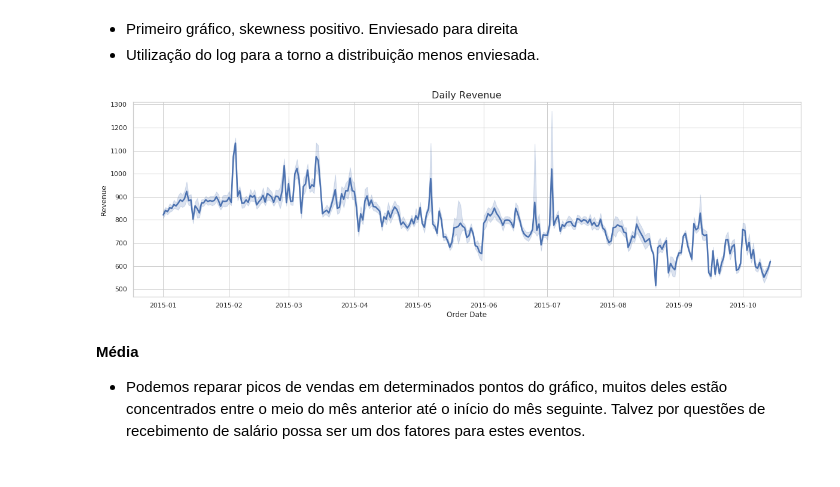
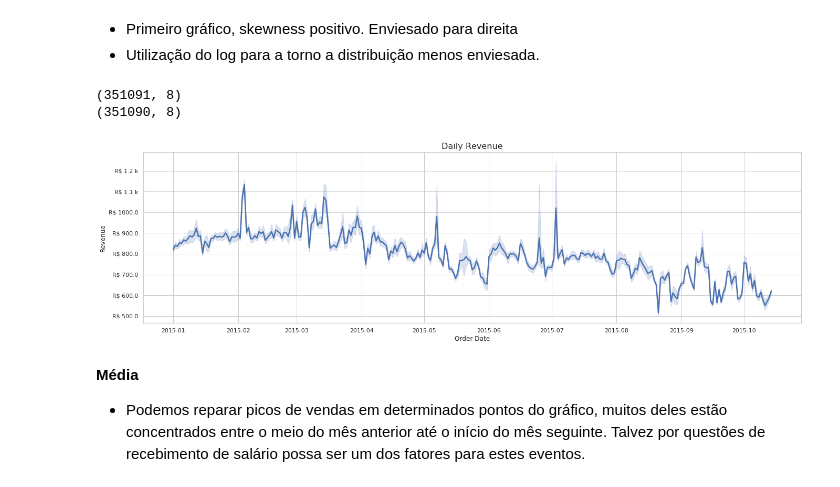
Before and after one commit to lsnascimento/challenge, a Jupyter notebook: work.ipynb, the cells around one changed output. Saved outputs shown, nothing was run; the diff lists cells and outputs as text; code cells hidden in the pictures.

```diff
--- a/work.ipynb
+++ b/work.ipynb
@@ -179,0 +196,10 @@ dtype: float64
+# %%
+def y_fmt_value(tick_val, pos):
+    if int(tick_val) > 1000000:
+        val = int(tick_val) / 1000000
+        return 'R$ %1.1f M' % val
+    elif int(tick_val) > 1000:
+        val = int(tick_val) / 1000
+        return 'R$ %1.1f k' % val
+
+    return 'R$ %.1f' % tick_val
@@ -250,22 +310,33 @@ plt.show()
 - Primeiro gráfico, skewness positivo. Enviesado para direita
 - Utilização do log para a torno a distribuição menos enviesada.
 # %%
-plt.figure(figsize=(20, 6))
+sales_with_outlier = df_sales
+sales_no_outliers = df_sales[df_sales['REVENUE'] < 300000]
+
+print(sales_with_outlier.shape)
+print(sales_no_outliers.shape)
+
+f, ax1 = plt.subplots(1, 1, figsize=(20, 6))
 
 sns.lineplot(
-    x=df_sales.index,
-    y=df_sales['REVENUE'],
+    x='DATE_ORDER',
+    y='REVENUE',
+    data=sales_with_outlier,
     palette='tab10',
-    linewidth=2.5
+    linewidth=2.5,
+    ax=ax1
 )
+ax1.set_ylabel('Revenue')
+ax1.set_xlabel('Order Date')
+ax1.set_title('Daily Revenue', fontsize=16)
 
-plt.ylabel('Revenue')
-plt.xlabel('Order Date')
-plt.title('Daily Revenue', fontsize=16)
+ax1.yaxis.set_major_formatter(FuncFormatter(y_fmt_value))
 
 plt.show()
 # %% [output]
+(351091, 8)
+(351090, 8)
-[figure, old version]
+[figure, new version]
 # %% [markdown]
 **Média**
 - Podemos reparar picos de vendas em determinados pontos do gráfico, muitos deles estão concentrados entre o meio do mês anterior até o início do mês seguinte. Talvez por questões de recebimento de salário possa ser um dos fatores para estes eventos.
```
Also changed, not shown: parts of 79 cells of this notebook.
